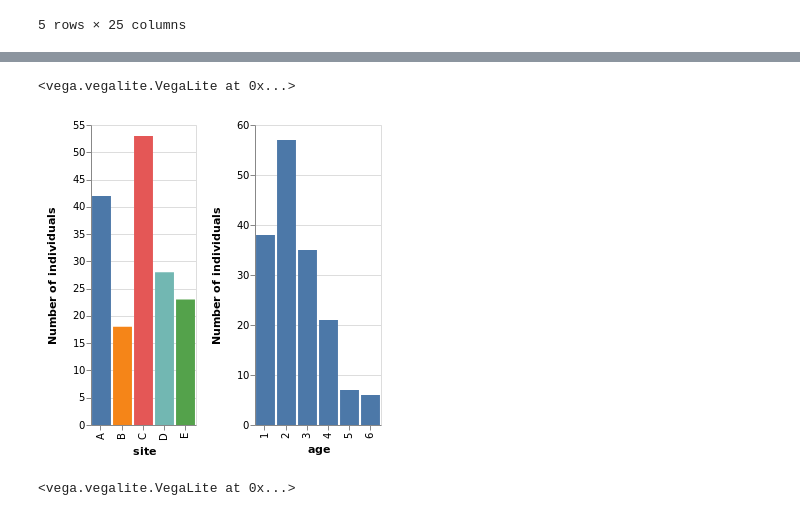
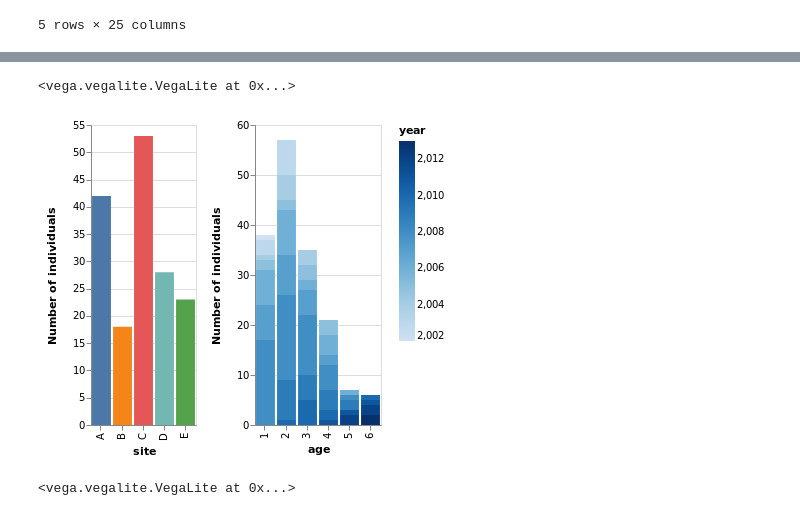
Before and after one commit to MarcoVitalii/lek-project, a Jupyter notebook: Age dependent mating performances dataset analysis.ipynb, the cells around one changed output, grey strips where cells are left out. Saved outputs shown, nothing was run; the diff lists cells and outputs as text; code cells hidden in the pictures.

```diff
--- a/Age dependent mating performances dataset analysis.ipynb
+++ b/Age dependent mating performances dataset analysis.ipynb
@@ -69,31 +69,32 @@ df.drop(['ID','id','year','hatched','site','lyre','blue','eyec','attend','fight'
 # %%
 #Visualization of leks (called sites) population and their age ( which should match the number of datapoints for the individual)
 
 interval = alt.selection_single(fields=['site'])
-base_chart = alt.Chart(df[['id','age','site']].drop_duplicates('id',keep='last'))
+base_chart = alt.Chart(df[['id','age','site','year']].drop_duplicates('id',keep='last'))
 ch = base_chart.mark_bar().encode(
     x = 'site:O',
     y = alt.Y('count()',title='Number of individuals'),
-    color = alt.condition(interval,'site', alt.value('lightgray'),legend=None),
+    color = alt.condition(interval,'site:N', alt.value('lightgray'),legend=None),
     tooltip = 'count()'
 ).properties(
     selection=interval
 )
 
 ch2 = base_chart.mark_bar().encode(
     x = 'age:N',
     y = alt.Y('count()',title='Number of individuals'),
-    tooltip = 'count()'
+    tooltip = 'count()',
+    color = 'year'
 ).transform_filter(
     interval
 )
 ch | ch2
 
 # The histograms below are interactive, you can click on the bars on the left to see just the age histogram of
 # that particular site. Hover over a bar to visualize its exact value.
 # %% [output]
 <vega.vegalite.VegaLite at 0x...>
-[figure, old version]
+[figure, new version]
 # %%
 #Distribution between leks for every season
 base_chart = alt.Chart(df[['id','age','site','year']])
```
Also changed, not shown: parts of 2 cells of this notebook.
